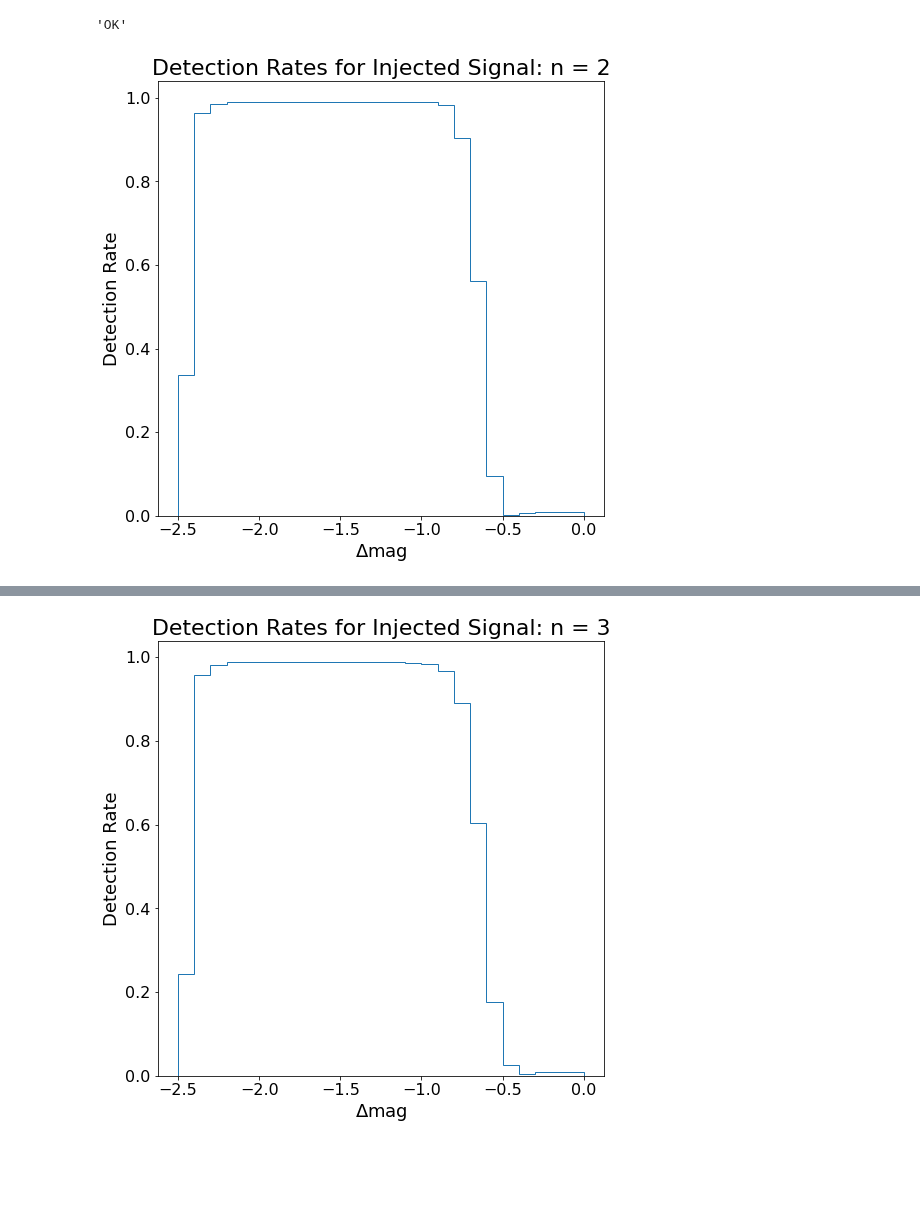
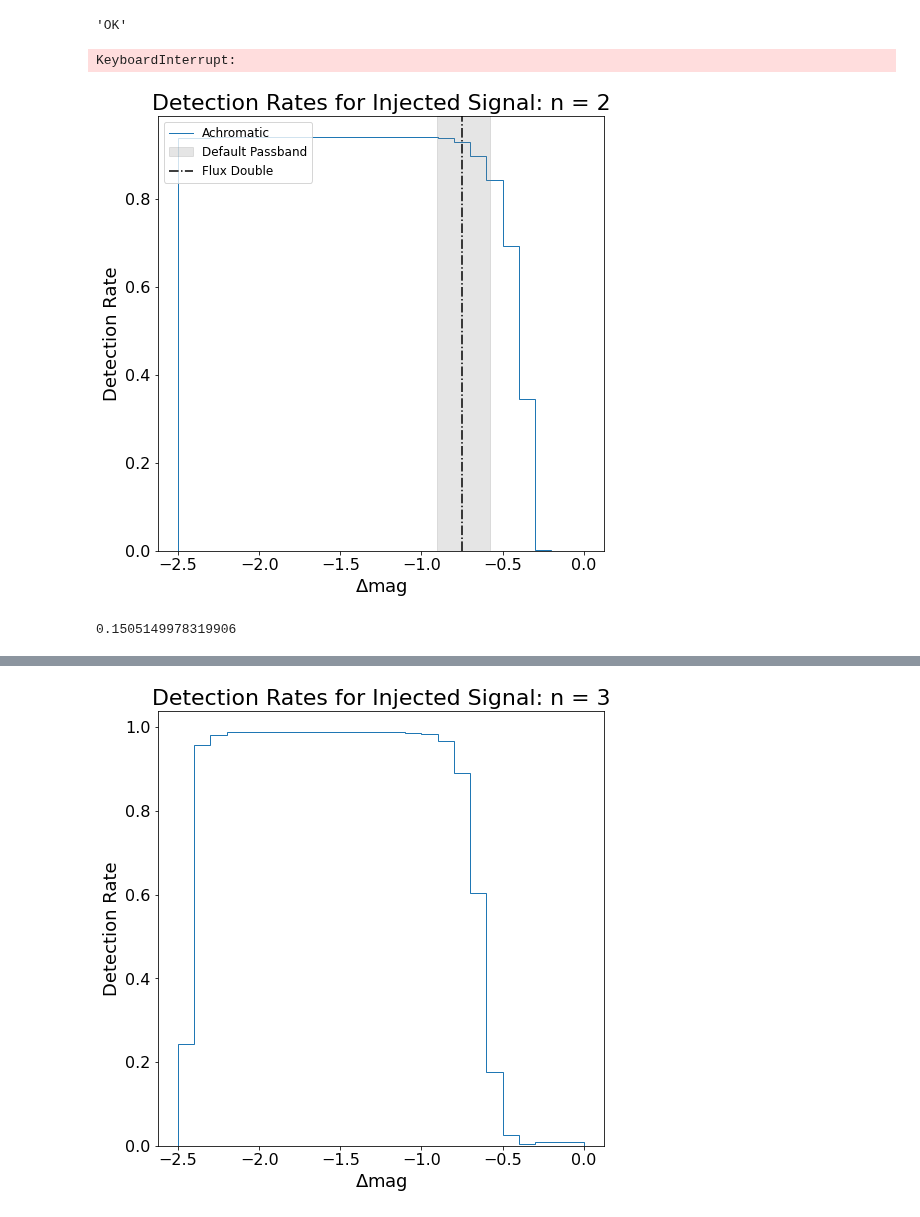
Before and after one commit to adriansh95/StringMicrolensing, a Jupyter notebook: inject_signal_nsc.ipynb, the cells around one changed output, grey strips where cells are left out. Cells and saved outputs as stored; diff of their text form; code cells hidden in the pictures; blank space fills up the shorter version.

```diff
--- a/inject_signal_nsc.ipynb
+++ b/inject_signal_nsc.ipynb
@@ -93,28 +123,4 @@ SELECT m.objectid, m.filter, m.mag_auto, m.magerr_auto, m.mjd, m.exposure, e.exp
 lc = qc.query(sql=query, fmt="pandas", timeout=1200)
 lc = lc.groupby(by=["objectid", "filter"]).filter(lambda x: len(x) > n_detections)
 lc.sort_values(by="mjd", inplace=True)
-# %%
-def count_detections(df, dmag, n, bw):
-    vals = df["filter"]
-    indices = [vals[i:i+n].index for i in range(len(vals)- (n - 1)) if len(set(vals[i:i+n])) >= 2]
-    n_lensed = len(indices)
-    detected = [lens_and_detect(df, dmag, idxs, bw) for idxs in indices]
-    n_detected = sum(detected)
-    oid = df.iloc[0, 0]
-    result = pd.DataFrame(data={"lensed": [n_lensed], "detected": [n_detected]}, index=[oid])
-    return result
-
-def lens_and_detect(df, dmag, idxs, bw):
-    old_vals = df.loc[idxs, "mag_auto"]
-    df.loc[idxs, "mag_auto"] = old_vals + dmag
-    cl = datalab_utils.cluster_label_dataframe(df, bandwidth=bw, tolerance=(1.1, 10))
-    df.loc[idxs, "mag_auto"] = old_vals
-    result = datalab_utils.lens_filter(cl)
-    return result
-
-def calculate_detection_rate(df, delta_mag, n, bandwidth):
-    injection_results = df.groupby(by="objectid", group_keys=False).apply(count_detections, delta_mag, n, bandwidth)
-    totals = injection_results.sum(axis=0)
-    result = totals["detected"] / totals["lensed"]
-    return result
 # %%
@@ -123,6 +127,10 @@ n_samples = 2
 delta_mags = -np.linspace(0.1, 2.5, num=25)
 # %%
-detection_rates_n2 = np.array([calculate_detection_rate(lc, dmag, n_samples, bw) for dmag in delta_mags])
+ll = lc.loc[lc["objectid"].isin(lc["objectid"].unique()[:100])]
+achromatic_rates2 = np.array([calculate_detection_rate(lc, dmag, 2, 0.1, achromatic=True) for dmag in tqdm(delta_mags)])
+# chromatic_rates2 = np.array([calculate_detection_rate(lc, dmag, 2, bw, achromatic=False) for dmag in tqdm(delta_mags)])
+# %% [output]
+KeyboardInterrupt:
 # %%
 detection_rates_n3 = np.array([calculate_detection_rate(lc, dmag, 3, bw) for dmag in delta_mags])
 # %%
@@ -131,12 +139,21 @@ detection_rates_n3 = np.array([calculate_detection_rate(lc, dmag, 3, bw) for dma
 stair_edges = np.concatenate(([0], delta_mags))
 # %%
 fig, ax = plt.subplots(figsize=(8, 8))
-ax.stairs(detection_rates, edges=stair_edges)
-ax.set_title(f"Detection Rates for Injected Signal: n = {n_samples}", fontsize=22)
+ax.stairs(achromatic_rates2, edges=stair_edges, label="Achromatic")
+# ax.stairs(chromatic_rates2, edges=stair_edges, label="Chromatic")
+ax.set_title("Detection Rates for Injected Signal: n = 2", fontsize=22)
 ax.set_ylabel("Detection Rate", fontsize=18)
 ax.set_xlabel(r"$\Delta$mag", fontsize=18)
+ax.axvspan(-2.5 * np.log10(2.3), -2.5 * np.log10(1.7), alpha=0.2,
+           color="tab:gray", label="Default Passband")
+ax.axvline(-2.5 * np.log10(2), color='k', ls="-.", label="Flux Double")
+ax.legend(loc="upper left", fontsize=12)
 ax.tick_params(labelsize=16)
-fig.savefig(f"{fig_dir}detection_rate_n2.png")
+fig.savefig(f"{fig_dir}detection_rate_bw0-1_n2.png")
 plt.show(fig)
 # %% [output]
-[figure, old version]
+[figure, new version]
+# %%
+2.5 * np.log10(2) / 5
+# %% [output]
+0.1505149978319906
```
Also changed, not shown: parts of 18 cells of this notebook, 1 other file.
